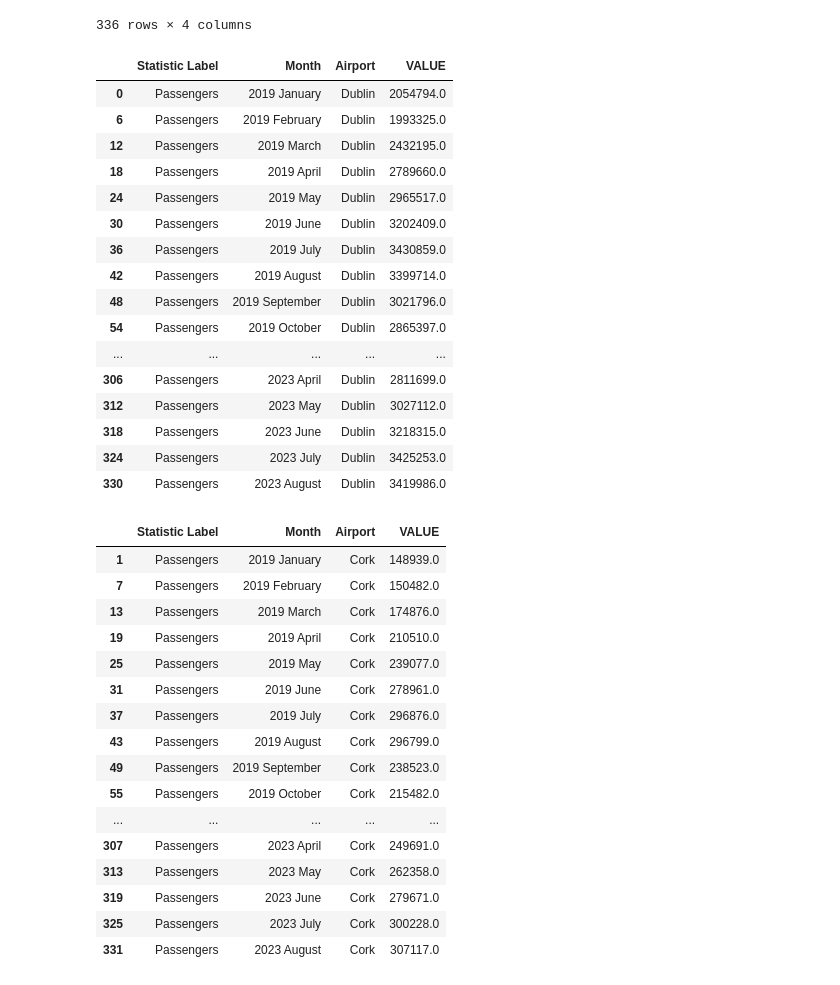
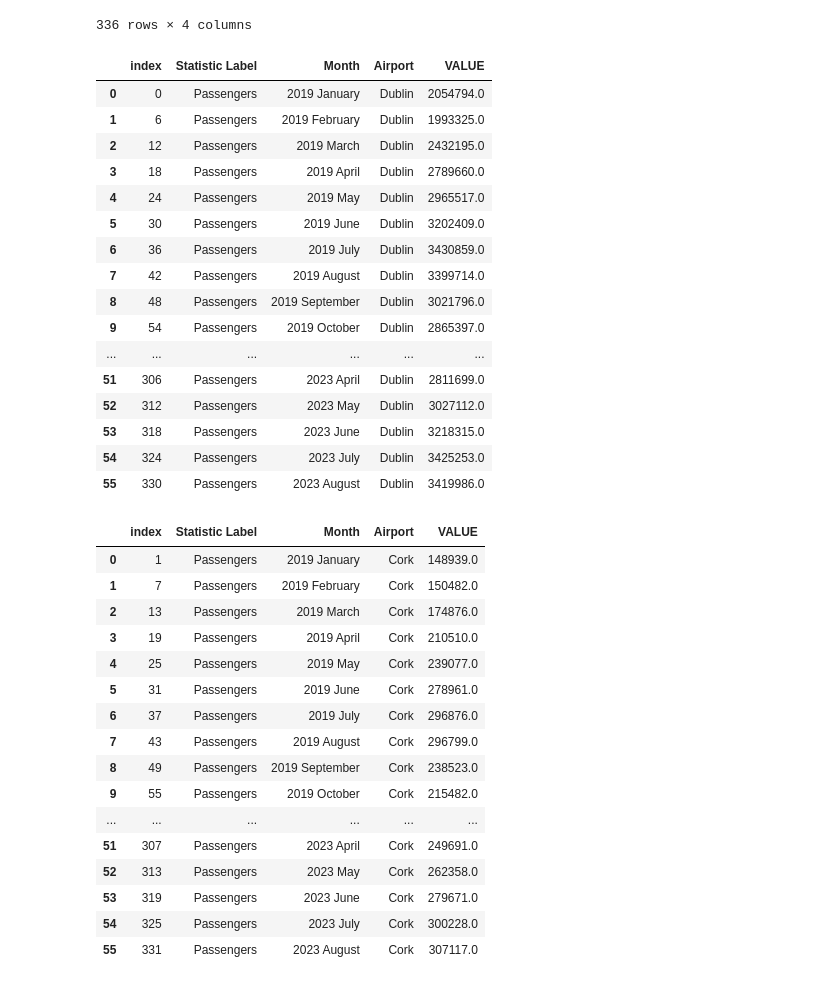
Before and after one commit to NathanKelly1/DataAnalysisProject, a Jupyter notebook: Has_COVID_changed_air_travel_in_a_substantual_way_.ipynb, the cells around one changed output. Drawn from its saved outputs; the diff is of its cells as text; code cells hidden in the pictures.

```diff
--- a/Has_COVID_changed_air_travel_in_a_substantual_way_.ipynb
+++ b/Has_COVID_changed_air_travel_in_a_substantual_way_.ipynb
@@ -79,24 +79,24 @@ updated.fillna(0)
 # %%
 Aiport = updated.groupby('Airport')
 dublinfile = Aiport.get_group('Dublin')
-dublinfile
+dublinfile.reset_index()
 # %% [output]
-|  | Statistic Label | Month | Airport | VALUE |
-| 0 | Passengers | 2019 January | Dublin | 2054794.0 |
-| 6 | Passengers | 2019 February | Dublin | 1993325.0 |
-| 12 | Passengers | 2019 March | Dublin | 2432195.0 |
-| 18 | Passengers | 2019 April | Dublin | 2789660.0 |
-| 24 | Passengers | 2019 May | Dublin | 2965517.0 |
-| 30 | Passengers | 2019 June | Dublin | 3202409.0 |
-| 36 | Passengers | 2019 July | Dublin | 3430859.0 |
-| 42 | Passengers | 2019 August | Dublin | 3399714.0 |
-| 48 | Passengers | 2019 September | Dublin | 3021796.0 |
-| 54 | Passengers | 2019 October | Dublin | 2865397.0 |
-| ... | ... | ... | ... | ... |
-| 306 | Passengers | 2023 April | Dublin | 2811699.0 |
-| 312 | Passengers | 2023 May | Dublin | 3027112.0 |
-| 318 | Passengers | 2023 June | Dublin | 3218315.0 |
-| 324 | Passengers | 2023 July | Dublin | 3425253.0 |
-| 330 | Passengers | 2023 August | Dublin | 3419986.0 |
+|  | index | Statistic Label | Month | Airport | VALUE |
+| 0 | 0 | Passengers | 2019 January | Dublin | 2054794.0 |
+| 1 | 6 | Passengers | 2019 February | Dublin | 1993325.0 |
+| 2 | 12 | Passengers | 2019 March | Dublin | 2432195.0 |
+| 3 | 18 | Passengers | 2019 April | Dublin | 2789660.0 |
+| 4 | 24 | Passengers | 2019 May | Dublin | 2965517.0 |
+| 5 | 30 | Passengers | 2019 June | Dublin | 3202409.0 |
+| 6 | 36 | Passengers | 2019 July | Dublin | 3430859.0 |
+| 7 | 42 | Passengers | 2019 August | Dublin | 3399714.0 |
+| 8 | 48 | Passengers | 2019 September | Dublin | 3021796.0 |
+| 9 | 54 | Passengers | 2019 October | Dublin | 2865397.0 |
+| ... | ... | ... | ... | ... | ... |
+| 51 | 306 | Passengers | 2023 April | Dublin | 2811699.0 |
+| 52 | 312 | Passengers | 2023 May | Dublin | 3027112.0 |
+| 53 | 318 | Passengers | 2023 June | Dublin | 3218315.0 |
+| 54 | 324 | Passengers | 2023 July | Dublin | 3425253.0 |
+| 55 | 330 | Passengers | 2023 August | Dublin | 3419986.0 |
 # %%
 
@@ -104,25 +104,25 @@ dublinfile.to_csv('DublinInfo.csv', index = False)
 # %%
 
 Corkfile = Aiport.get_group('Cork')
-Corkfile
+Corkfile.reset_index()
 # %% [output]
-|  | Statistic Label | Month | Airport | VALUE |
-| 1 | Passengers | 2019 January | Cork | 148939.0 |
-| 7 | Passengers | 2019 February | Cork | 150482.0 |
-| 13 | Passengers | 2019 March | Cork | 174876.0 |
-| 19 | Passengers | 2019 April | Cork | 210510.0 |
-| 25 | Passengers | 2019 May | Cork | 239077.0 |
-| 31 | Passengers | 2019 June | Cork | 278961.0 |
-| 37 | Passengers | 2019 July | Cork | 296876.0 |
-| 43 | Passengers | 2019 August | Cork | 296799.0 |
-| 49 | Passengers | 2019 September | Cork | 238523.0 |
-| 55 | Passengers | 2019 October | Cork | 215482.0 |
-| ... | ... | ... | ... | ... |
-| 307 | Passengers | 2023 April | Cork | 249691.0 |
-| 313 | Passengers | 2023 May | Cork | 262358.0 |
-| 319 | Passengers | 2023 June | Cork | 279671.0 |
-| 325 | Passengers | 2023 July | Cork | 300228.0 |
-| 331 | Passengers | 2023 August | Cork | 307117.0 |
+|  | index | Statistic Label | Month | Airport | VALUE |
+| 0 | 1 | Passengers | 2019 January | Cork | 148939.0 |
+| 1 | 7 | Passengers | 2019 February | Cork | 150482.0 |
+| 2 | 13 | Passengers | 2019 March | Cork | 174876.0 |
+| 3 | 19 | Passengers | 2019 April | Cork | 210510.0 |
+| 4 | 25 | Passengers | 2019 May | Cork | 239077.0 |
+| 5 | 31 | Passengers | 2019 June | Cork | 278961.0 |
+| 6 | 37 | Passengers | 2019 July | Cork | 296876.0 |
+| 7 | 43 | Passengers | 2019 August | Cork | 296799.0 |
+| 8 | 49 | Passengers | 2019 September | Cork | 238523.0 |
+| 9 | 55 | Passengers | 2019 October | Cork | 215482.0 |
+| ... | ... | ... | ... | ... | ... |
+| 51 | 307 | Passengers | 2023 April | Cork | 249691.0 |
+| 52 | 313 | Passengers | 2023 May | Cork | 262358.0 |
+| 53 | 319 | Passengers | 2023 June | Cork | 279671.0 |
+| 54 | 325 | Passengers | 2023 July | Cork | 300228.0 |
+| 55 | 331 | Passengers | 2023 August | Cork | 307117.0 |
 # %%
 Corkfile.to_csv('CorkInfo.csv', index = False)
 # %%
```
Also changed, not shown: parts of 22 cells of this notebook.
